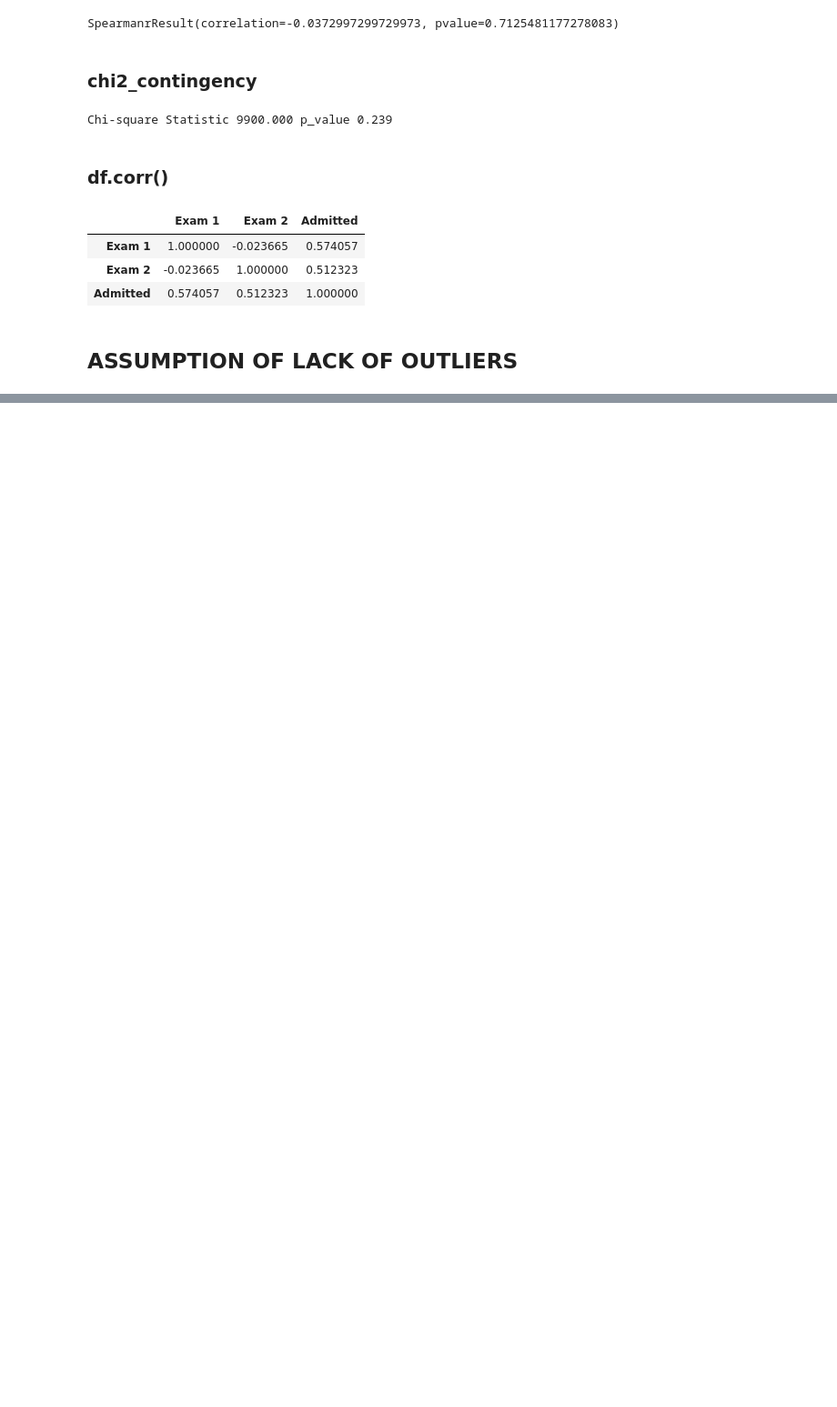
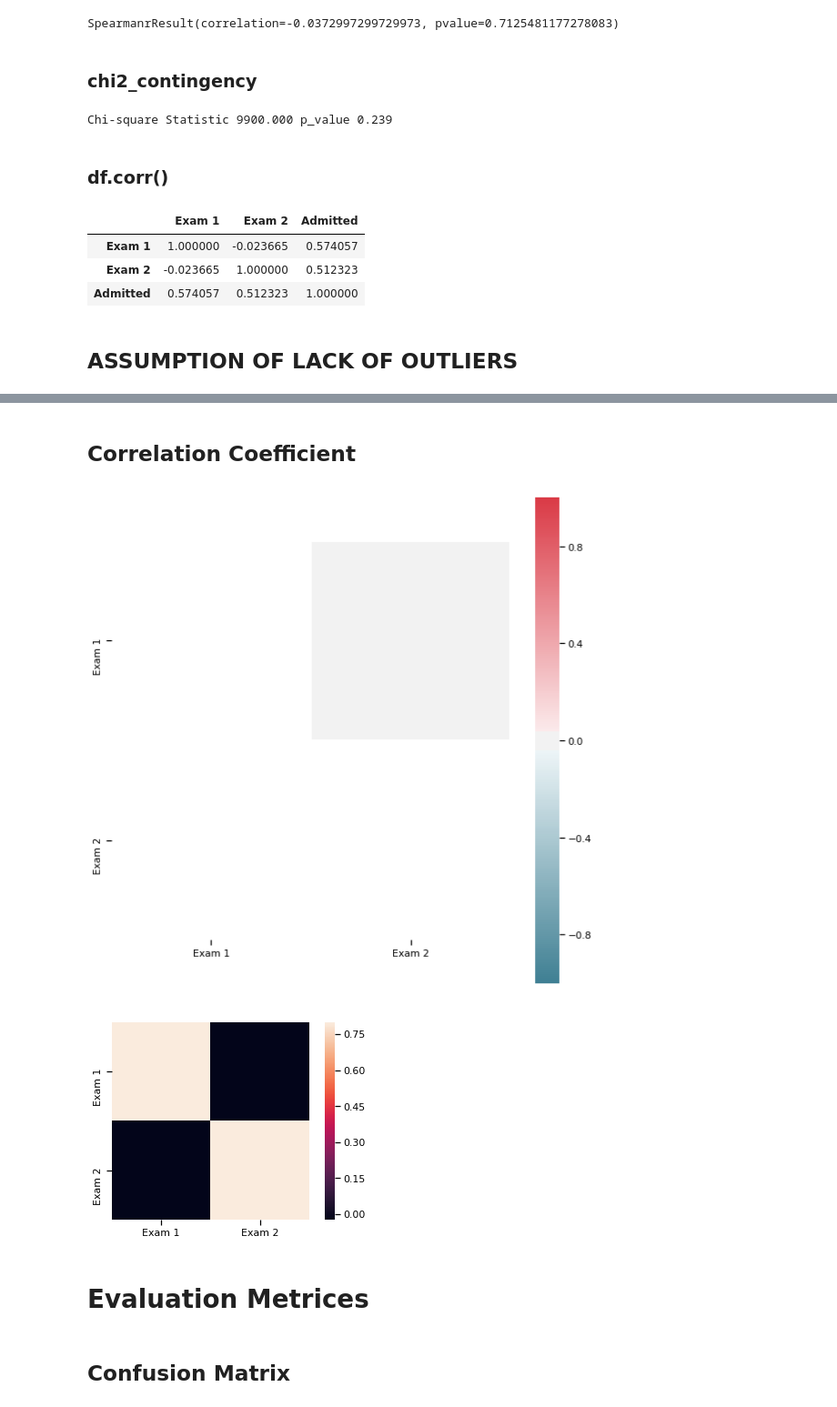
Before and after one commit to nandinijampala/SelfStudyNotes, a Jupyter notebook: Logistic_Regression/Logistic_Regression.ipynb, the cells around one changed output, grey strips where cells are left out. Shown at 91% size. Cells and saved outputs as stored; diff of their text form; code cells hidden in the pictures; blank space fills up the shorter version.

```diff
--- a/Logistic_Regression/Logistic_Regression.ipynb
+++ b/Logistic_Regression/Logistic_Regression.ipynb
@@ -247,0 +331,30 @@ sns.boxplot(x= 'Exam 2', data= data, orient= 'v').set_title("Exam 2 Box Plot")
+# %% [markdown]
+## Correlation Coefficient
+# %%
+corr = data.iloc[:,:-1].corr()
+
+## Type 1
+def plot_Correlation_Coefficient_1(corr):
+    sns.set_context(context='notebook')
+    fig, ax = plt.subplots(figsize=(10,10))
+
+    # Generate a mask for the upper triangle
+    mask = np.zeros_like(corr, dtype=np.bool)
+    mask[np.tril_indices_from(mask)] = True
+    # Generate a custom diverging colormap
+    cmap = sns.diverging_palette(220, 10, as_cmap=True)
+
+    sns.heatmap(corr, cmap=cmap,linewidths=1, vmin=-1, vmax=1, square=True, cbar=True, center=0, ax=ax, mask=mask)
+    plt.show()
+
+## Type 2
+def plot_Correlation_Coefficient_2(corr):
+    sns.heatmap(corr, vmax=.8, square=True);
+    plt.show()
+plot_Correlation_Coefficient_1(corr)
+plot_Correlation_Coefficient_2(corr)
+# %% [output]
+[figure, added]
+[figure, added]
+# %% [markdown]
+# Evaluation Metrices
@@ -247,0 +364,2 @@ sns.boxplot(x= 'Exam 2', data= data, orient= 'v').set_title("Exam 2 Box Plot")
+# %% [markdown]
+## Confusion Matrix
```
Also changed, not shown: parts of 62 cells of this notebook, 7 other files.
